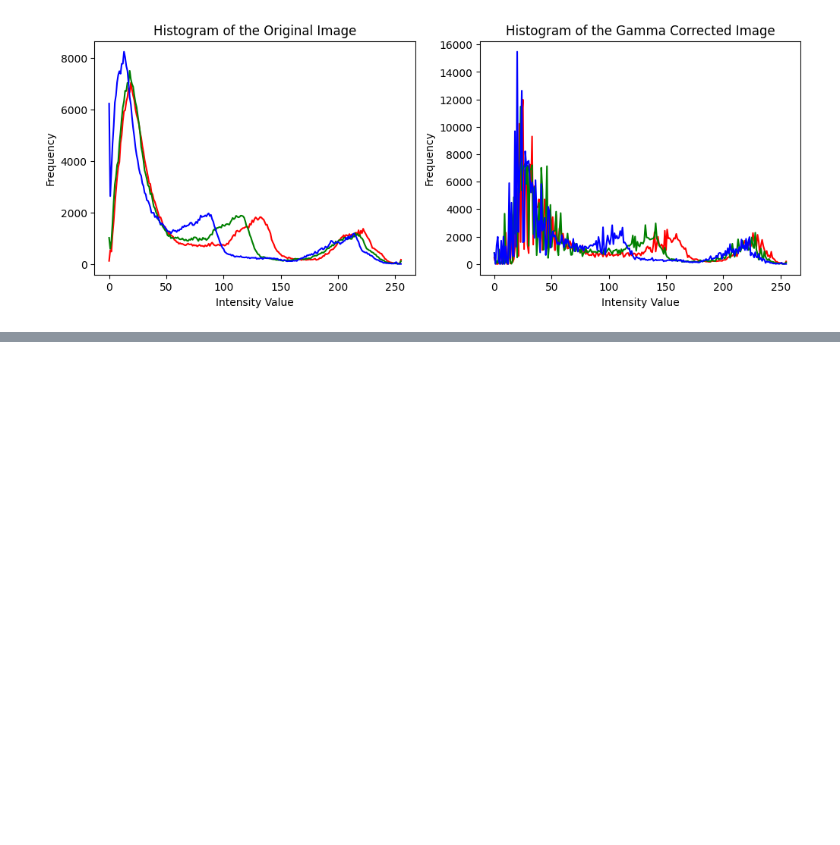
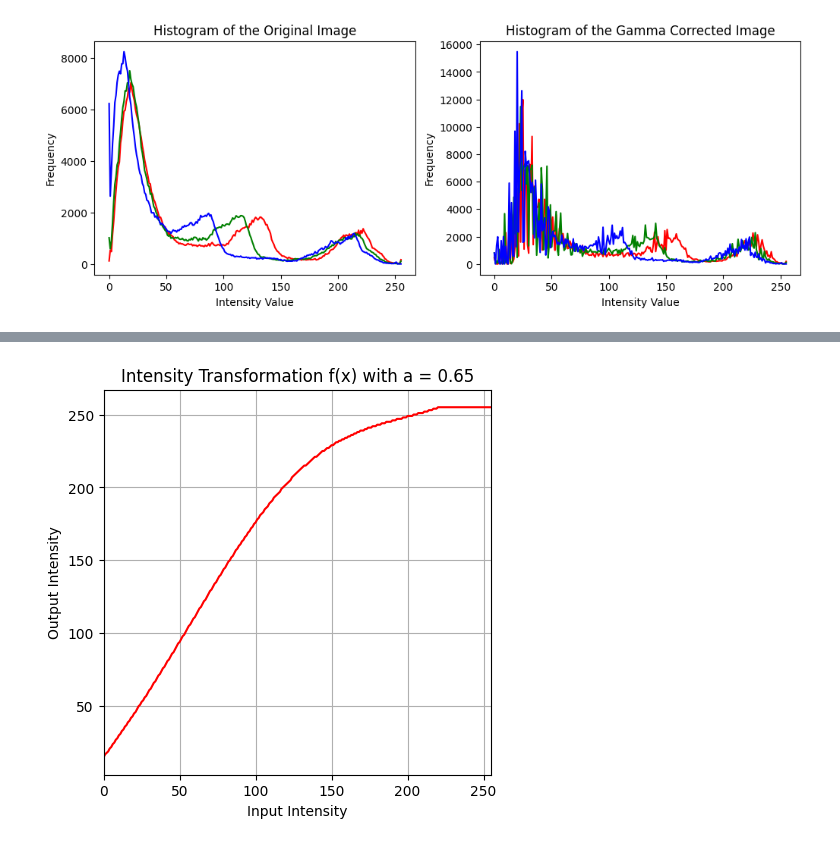
Before and after one commit to Shanmathu21/Point-Operations-and-Spatial-Filtering, a Jupyter notebook: assignment_1.ipynb, the cells around one changed output, grey strips where cells are left out. Drawn from its saved outputs; the diff is of its cells as text; code cells hidden in the pictures; blank space fills up the shorter version.

```diff
--- a/assignment_1.ipynb
+++ b/assignment_1.ipynb
@@ -186,0 +214,19 @@ plt.show()
+# %%
+# Create vibrance transformation
+a = 0.65
+sigma = 70.0
+x = np.arange(0, 256)
+f = np.minimum(x + a * 128 * np.exp(-((x - 128)**2) / (2 * sigma**2)), 255).astype('uint8')
+
+# Plot transformation curve
+plt.figure(figsize=(5, 5))
+plt.plot(x, f, color='red')
+plt.title(f'Intensity Transformation f(x) with a = {a}')
+plt.xlabel('Input Intensity' )
+plt.ylabel('Output Intensity')
+plt.grid(True)
+plt.xlim([0, 255])
+plt.xlim([0, 255])
+plt.show()
+# %% [output]
+[figure, added]
```
Also changed, not shown: parts of 4 cells of this notebook.
